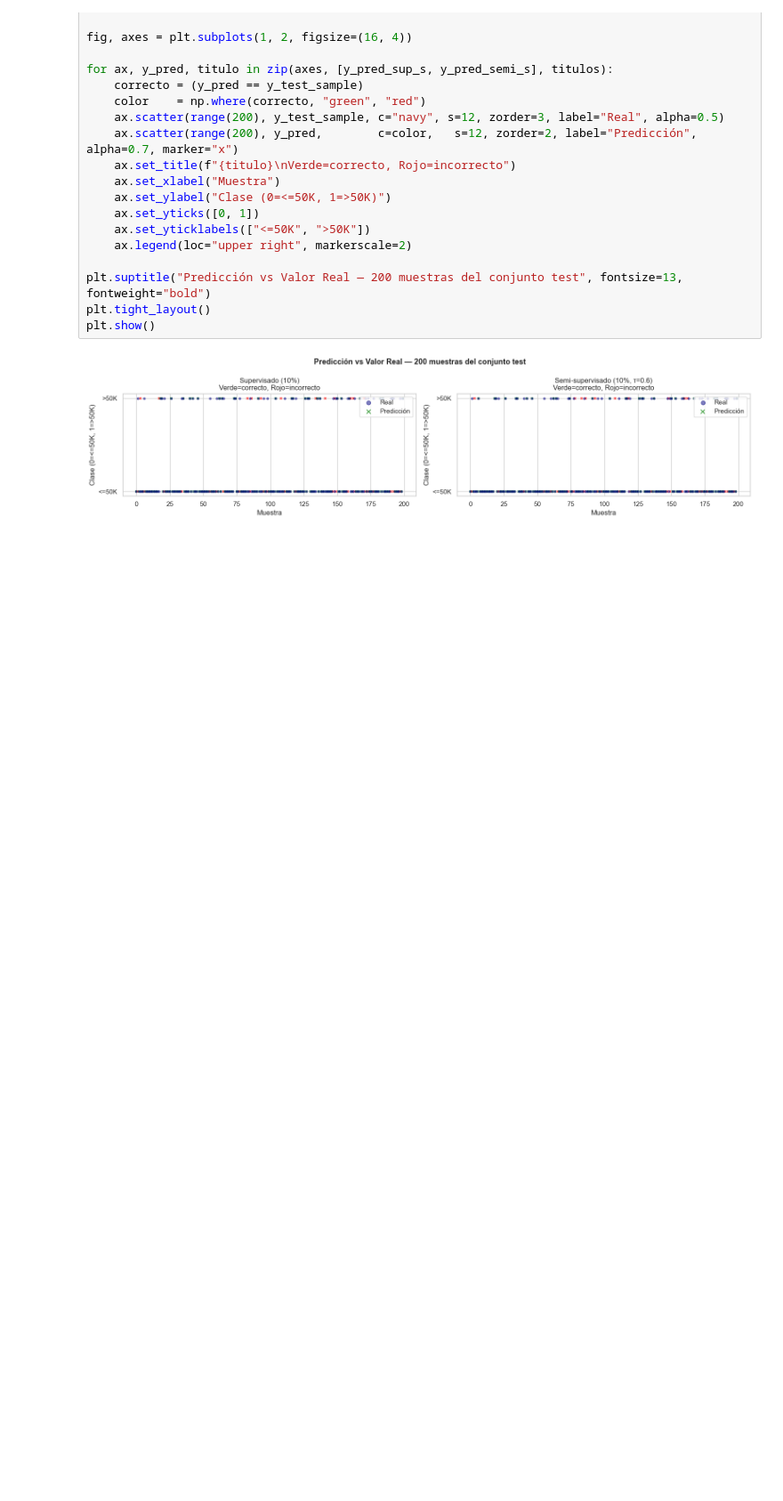
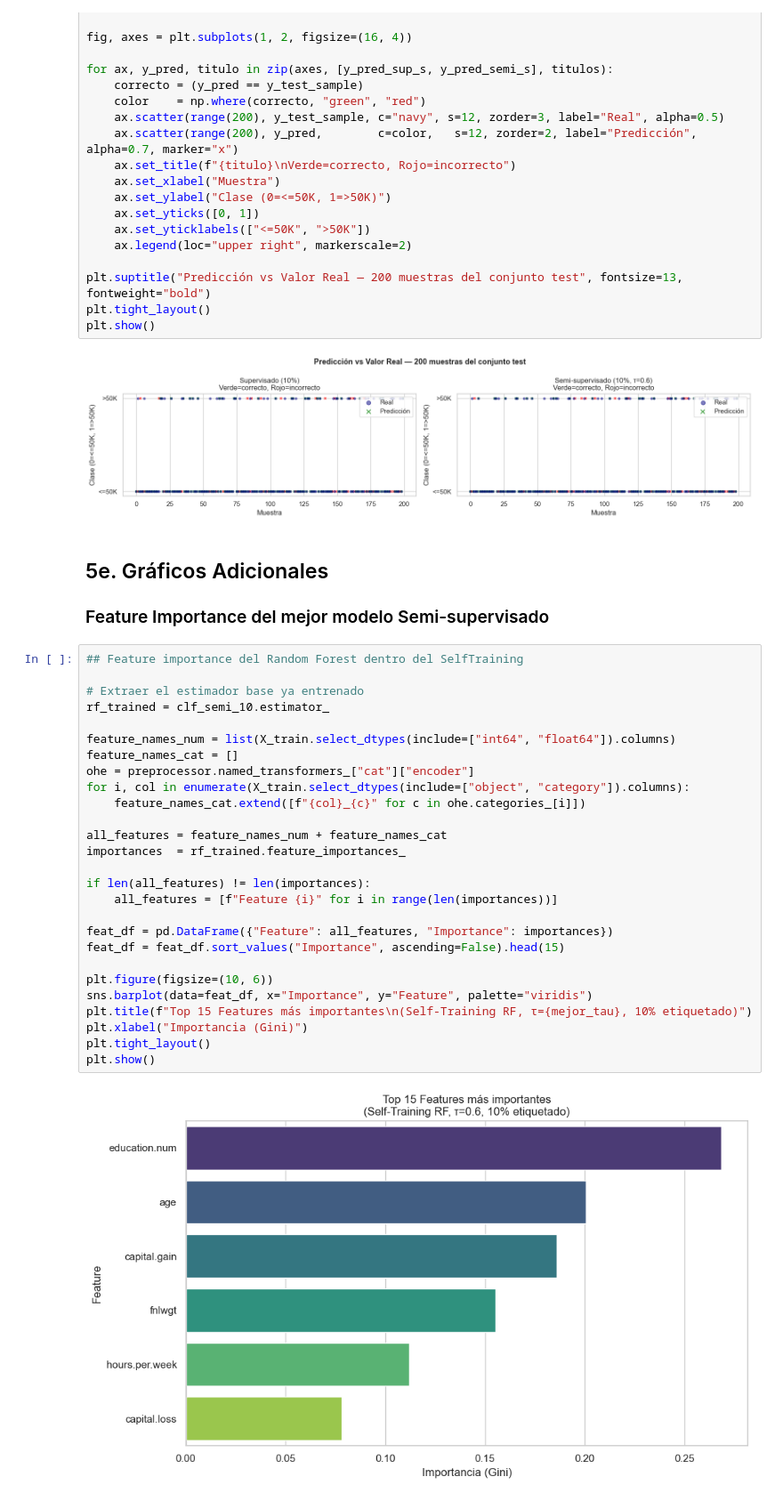
Before and after one commit to agabrielMej/laboratorio_10_MD, a Jupyter notebook: notebooks/labo_10.ipynb, the cells around one changed output. Shown at 89% size. Drawn from its saved outputs; the diff is of its cells as text; blank space fills up the shorter version.

```diff
--- a/notebooks/labo_10.ipynb
+++ b/notebooks/labo_10.ipynb
@@ -1505,3 +1505,36 @@ plt.tight_layout()
 plt.show()
 # %% [output]
 [figure]
+# %% [markdown]
+## 5e. Gráficos Adicionales
+
+### Feature Importance del mejor modelo Semi-supervisado
+# %%
+## Feature importance del Random Forest dentro del SelfTraining
+
+# Extraer el estimador base ya entrenado
+rf_trained = clf_semi_10.estimator_
+
+feature_names_num = list(X_train.select_dtypes(include=["int64", "float64"]).columns)
+feature_names_cat = []
+ohe = preprocessor.named_transformers_["cat"]["encoder"]
+for i, col in enumerate(X_train.select_dtypes(include=["object", "category"]).columns):
+    feature_names_cat.extend([f"{col}_{c}" for c in ohe.categories_[i]])
+
+all_features = feature_names_num + feature_names_cat
+importances  = rf_trained.feature_importances_
+
+if len(all_features) != len(importances):
+    all_features = [f"Feature {i}" for i in range(len(importances))]
+
+feat_df = pd.DataFrame({"Feature": all_features, "Importance": importances})
+feat_df = feat_df.sort_values("Importance", ascending=False).head(15)
+
+plt.figure(figsize=(10, 6))
+sns.barplot(data=feat_df, x="Importance", y="Feature", palette="viridis")
+plt.title(f"Top 15 Features más importantes\n(Self-Training RF, τ={mejor_tau}, 10% etiquetado)")
+plt.xlabel("Importancia (Gini)")
+plt.tight_layout()
+plt.show()
+# %% [output]
+[figure, added]
```
Also changed, not shown: parts of 2 cells of this notebook.
